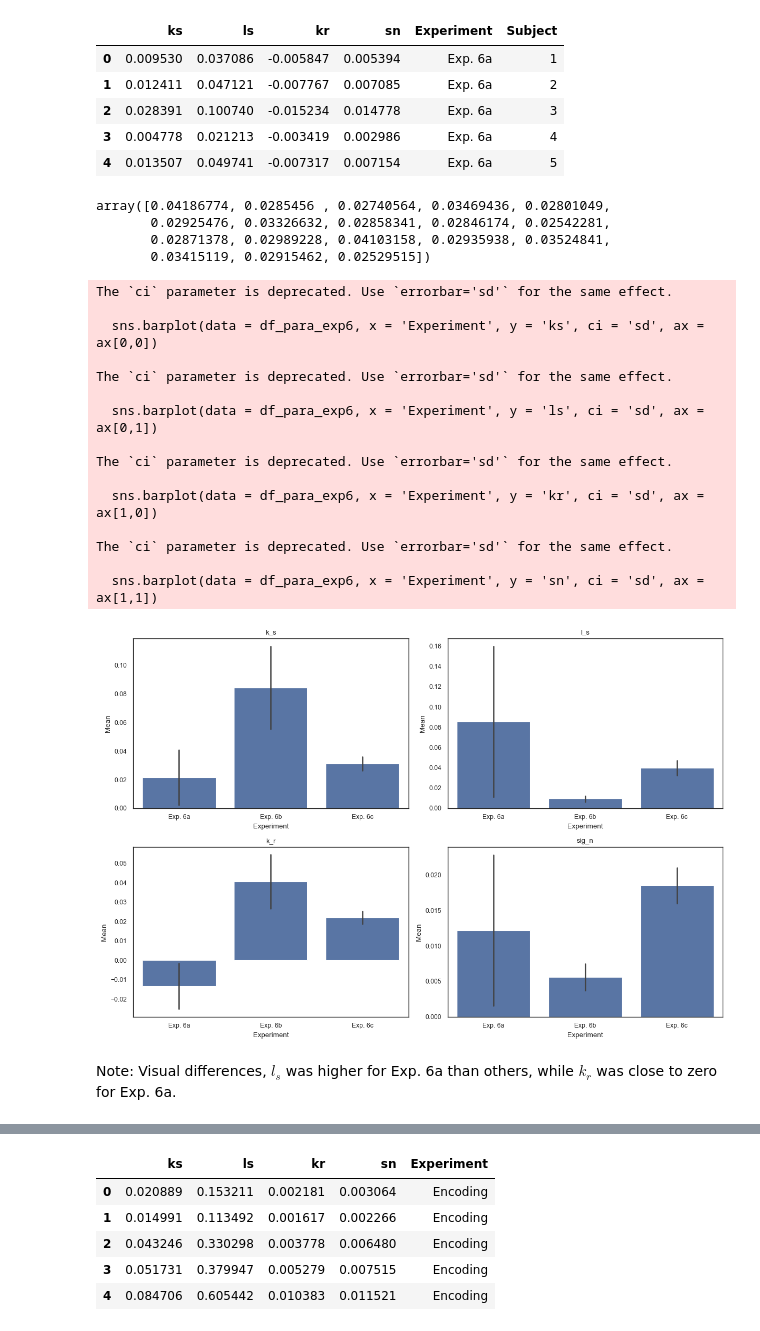
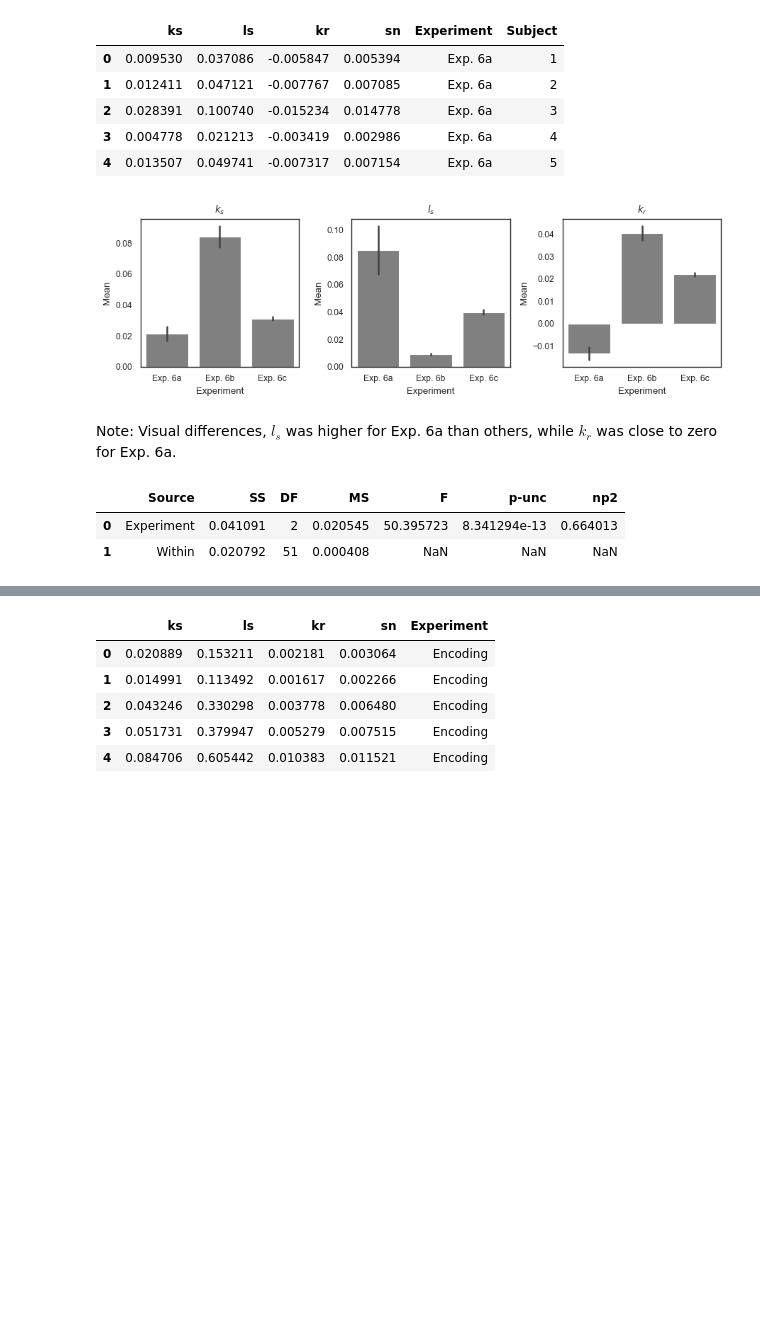
Before and after one commit to msenselab/working_memory_reproduction, a Jupyter notebook: analysis/wm_model.ipynb, the cells around one changed output, grey strips where cells are left out. Saved outputs shown, nothing was run; the diff lists cells and outputs as text; code cells hidden in the pictures; blank space fills up the shorter version.

Commit message:
add parameter statistics

```diff
--- a/analysis/wm_model.ipynb
+++ b/analysis/wm_model.ipynb
@@ -841,50 +735,35 @@ df_para_exp6.head()
 | 2 | 0.028391 | 0.100740 | -0.015234 | 0.014778 | Exp. 6a | 3 |
 | 3 | 0.004778 | 0.021213 | -0.003419 | 0.002986 | Exp. 6a | 4 |
 | 4 | 0.013507 | 0.049741 | -0.007317 | 0.007154 | Exp. 6a | 5 |
-# %%
-ks_exp6c
-# %% [output]
-array([0.04186774, 0.0285456 , 0.02740564, 0.03469436, 0.02801049,
-       0.02925476, 0.03326632, 0.02858341, 0.02846174, 0.02542281,
-       0.02871378, 0.02989228, 0.04103158, 0.02935938, 0.03524841,
-       0.03415119, 0.02915462, 0.02529515])
 # %%
 #plot mean and SEs of k_s, l_s, k_r, and sig_n as a function of Experiment
-fig, ax = plt.subplots(2,2, figsize=(12, 8))
-sns.barplot(data = df_para_exp6, x = 'Experiment', y = 'ks', ci = 'sd', ax = ax[0,0])
-ax[0,0].set_title('k_s')
-ax[0,0].set_ylabel('Mean')
-ax[0,0].set_xlabel('Experiment')
-sns.barplot(data = df_para_exp6, x = 'Experiment', y = 'ls', ci = 'sd', ax = ax[0,1])
-ax[0,1].set_title('l_s')
-ax[0,1].set_ylabel('Mean')
-ax[0,1].set_xlabel('Experiment')
-sns.barplot(data = df_para_exp6, x = 'Experiment', y = 'kr', ci = 'sd', ax = ax[1,0])
-ax[1,0].set_title('k_r')
-ax[1,0].set_ylabel('Mean')
-ax[1,0].set_xlabel('Experiment')
-sns.barplot(data = df_para_exp6, x = 'Experiment', y = 'sn', ci = 'sd', ax = ax[1,1])
-ax[1,1].set_title('sig_n')
-ax[1,1].set_ylabel('Mean')
-ax[1,1].set_xlabel('Experiment')
+fig, ax = plt.subplots(1, 3, figsize=(9, 3))
+sns.barplot(data=df_para_exp6, x='Experiment', y='ks', errorbar='se', ax=ax[0], color='gray')
+ax[0].set_title(r'$k_s$')
+ax[0].set_ylabel('Mean')
+ax[0].set_xlabel('Experiment')
+
+sns.barplot(data=df_para_exp6, x='Experiment', y='ls', errorbar='se', ax=ax[1], color='gray')
+ax[1].set_title('$l_s$')
+ax[1].set_ylabel('Mean')
+ax[1].set_xlabel('Experiment')
+
+sns.barplot(data=df_para_exp6, x='Experiment', y='kr', errorbar='se', ax=ax[2], color='gray')
+ax[2].set_title('$k_r$')
+ax[2].set_ylabel('Mean')
+ax[2].set_xlabel('Experiment')
 plt.tight_layout()
-plt.savefig(cpath + '/analysis/figures/exp6_parameters.png')
+plt.savefig(cpath + '/analysis/figures/exp6_parameters.png', dpi = 600)
 # %% [output]
-The `ci` parameter is deprecated. Use `errorbar='sd'` for the same effect.
-
-  sns.barplot(data = df_para_exp6, x = 'Experiment', y = 'ks', ci = 'sd', ax = ax[0,0])
-
-The `ci` parameter is deprecated. Use `errorbar='sd'` for the same effect.
-
-  sns.barplot(data = df_para_exp6, x = 'Experiment', y = 'ls', ci = 'sd', ax = ax[0,1])
-
-The `ci` parameter is deprecated. Use `errorbar='sd'` for the same effect.
-
-  sns.barplot(data = df_para_exp6, x = 'Experiment', y = 'kr', ci = 'sd', ax = ax[1,0])
-
-The `ci` parameter is deprecated. Use `errorbar='sd'` for the same effect.
-
-  sns.barplot(data = df_para_exp6, x = 'Experiment', y = 'sn', ci = 'sd', ax = ax[1,1])
-[figure, old version]
+[figure, new version]
 # %% [markdown]
 Note: Visual differences, $l_s$ was higher for Exp. 6a than others, while $k_r$ was close to zero for Exp. 6a.
+# %%
+# one-way anova test for k_s, factor is Experiment, with data df_para
+import pingouin as pg
+aov = pg.anova(data=df_para_exp6, dv='ks', between='Experiment', detailed=True)
+aov
+# %% [output]
+|  | Source | SS | DF | MS | F | p-unc | np2 |
+| 0 | Experiment | 0.041091 | 2 | 0.020545 | 50.395723 | 8.341294e-13 | 0.664013 |
+| 1 | Within | 0.020792 | 51 | 0.000408 | NaN | NaN | NaN |
```
Also changed, not shown: parts of 14 cells of this notebook, 3 other files.
